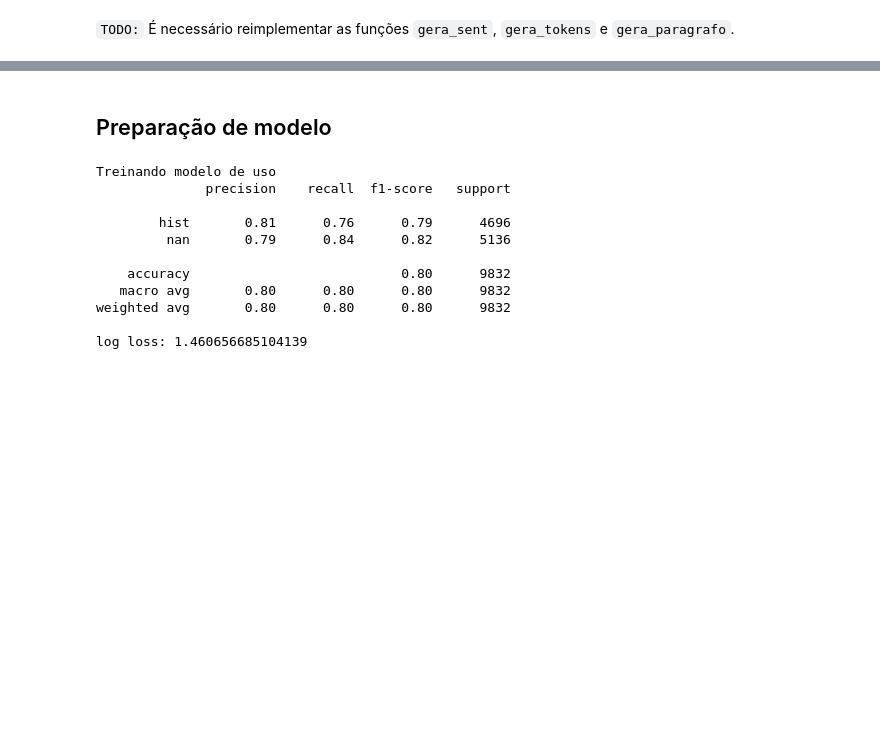
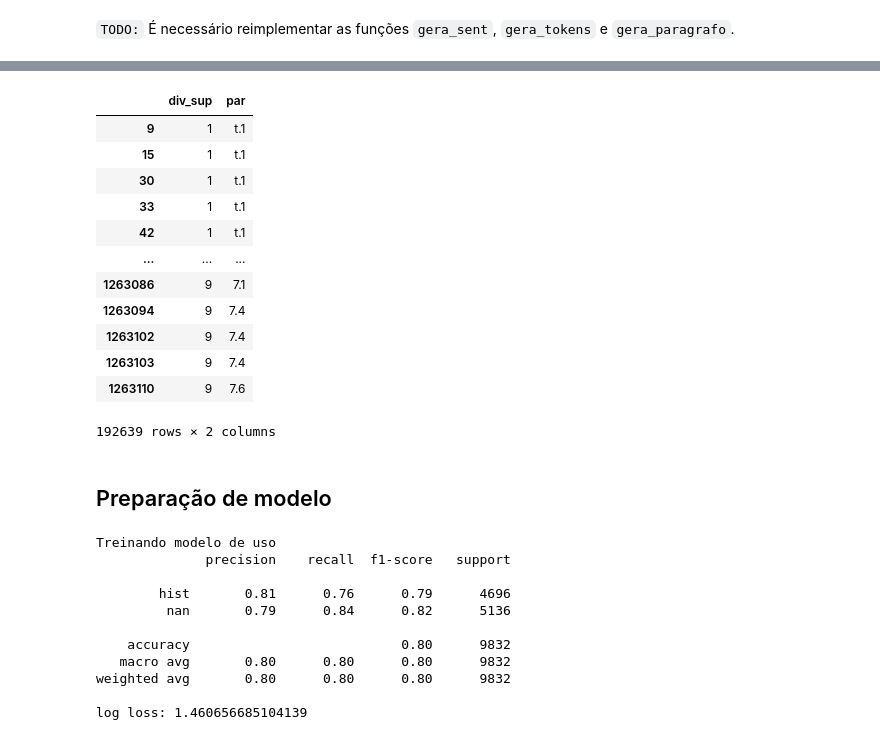
Before and after one commit to caiogeraldes/2023sbec, a Jupyter notebook: dados/lexicogenero/notebooks/Checagem.ipynb, the cells around one changed output, grey strips where cells are left out. Saved outputs shown, nothing was run; the diff lists cells and outputs as text; code cells hidden in the pictures; blank space fills up the shorter version.

```diff
--- a/dados/lexicogenero/notebooks/Checagem.ipynb
+++ b/dados/lexicogenero/notebooks/Checagem.ipynb
@@ -168,3 +154,19 @@ See the caveats in the documentation: https://pandas.pydata.org/pandas-docs/stab
+# %%
+df_verbos.location.str.split(".", n=1, expand=True).rename({0: "div_sup", 1:"par"}, axis=1)
+# %% [output]
+|  | div_sup | par |
+| 9 | 1 | t.1 |
+| 15 | 1 | t.1 |
+| 30 | 1 | t.1 |
+| 33 | 1 | t.1 |
+| 42 | 1 | t.1 |
+| ... | ... | ... |
+| 1263086 | 9 | 7.1 |
+| 1263094 | 9 | 7.4 |
+| 1263102 | 9 | 7.4 |
+| 1263103 | 9 | 7.4 |
+| 1263110 | 9 | 7.6 |
+192639 rows × 2 columns
 # %% [markdown]
 ## Preparação de modelo
 # %%
```
Also changed, not shown: parts of 7 cells of this notebook, 1 other file.
